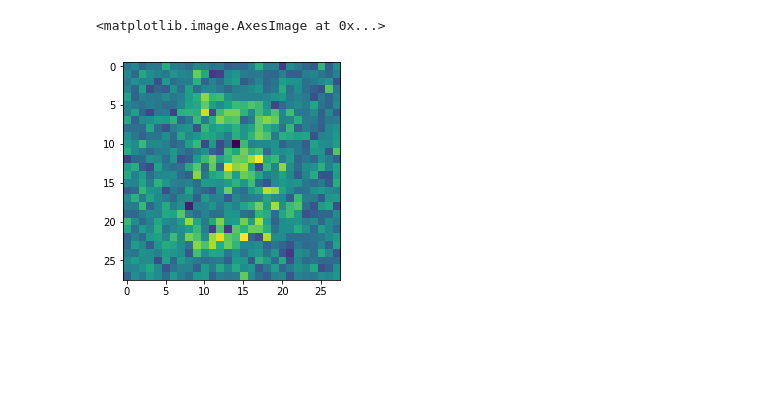
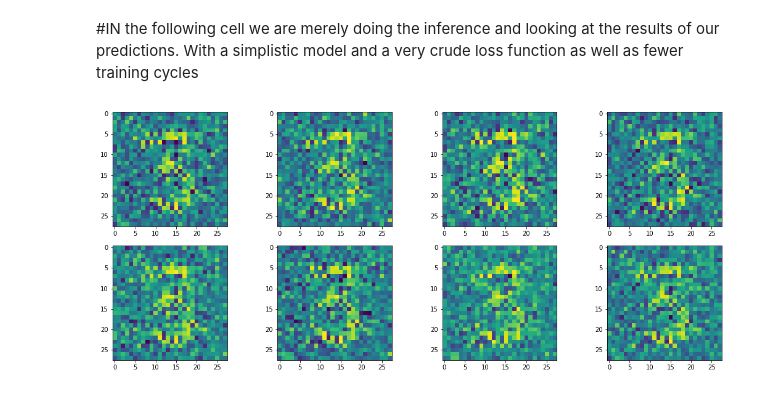
Before and after one commit to chahalinder0007/Pytorch_GAN, a Jupyter notebook: pytorch_GAN.ipynb, the cells around one changed output. Drawn from its saved outputs; the diff is of its cells as text; code cells hidden in the pictures; blank space fills up the shorter version.

```diff
--- a/pytorch_GAN.ipynb
+++ b/pytorch_GAN.ipynb
@@ -135,7 +181,7 @@ X_train=X_train.resize(1,X_train.size()[0],784)
 # %%
-for i in range(500):
+for i in range(200):
     for j in range(X_train.size()[0]):
-
+        #noise to the generator network
         feeder=torch.randn((X_train.size()[1],32)).cuda()
 
         fake_image=gen(feeder)
@@ -146,9 +192,7 @@ for i in range(500):
         total_loss_disc=criterion(dis_real_image,((0-0.03)*torch.rand(X_train.size()[1],1)+0.03).cuda())+criterion(dis_fake_image,((0.974-1.0)*torch.rand(X_train.size()[1],1)+1).cuda())#loss_disc(dis_real_image=dis_real_image,dis_fake_image=dis_fake_image)
 
         lera.log("Disc_loss",total_loss_disc.item())
-        #if j%9000 == 0:
-        #    print(j)
-        #    print("Discriminator loss: ",total_loss_disc.item())
+
 
         optimizer_disc.zero_grad()
         total_loss_disc.backward()
@@ -162,8 +206,7 @@ for i in range(500):
 
         loss_gen=criterion(dis_fake_image,torch.zeros(X_train.size()[1]).cuda())#loss_gen_l(dis_fake_image)
         lera.log("Gen_loss",loss_gen.item())
-        #if j%9000==0:
-        #    print("Generator loss (although its not really):",loss_gen.item())
+
         optimizer_gen.zero_grad()
         loss_gen.backward()
         optimizer_gen.step()
@@ -174,10 +217,24 @@ for i in range(500):
 # %%
 import matplotlib.pyplot as plt
 import cv2
+# %% [markdown]
+#IN the following cell we are merely doing the inference and looking at the results of our predictions. With a simplistic model and a very crude loss function as well as fewer training cycles
 # %%
 feeder=torch.randn((8,32)).cuda()
 kk=gen(feeder).detach().cpu()
-plt.imshow(kk[3].reshape(28,28))
+fig=plt.figure(figsize=(15, 15))
+
+columns = 4
+rows = 5
+for i in range(8):
+    img = kk[i].reshape(28,28)
+    fig.add_subplot(rows, columns, i+1)
+
+
+    plt.imshow(img)
+
+plt.tight_layout()
+
+plt.show()
 # %% [output]
-<matplotlib.image.AxesImage at 0x...>
-[figure, old version]
+[figure, new version]
```
Also changed, not shown: parts of 16 cells of this notebook.
